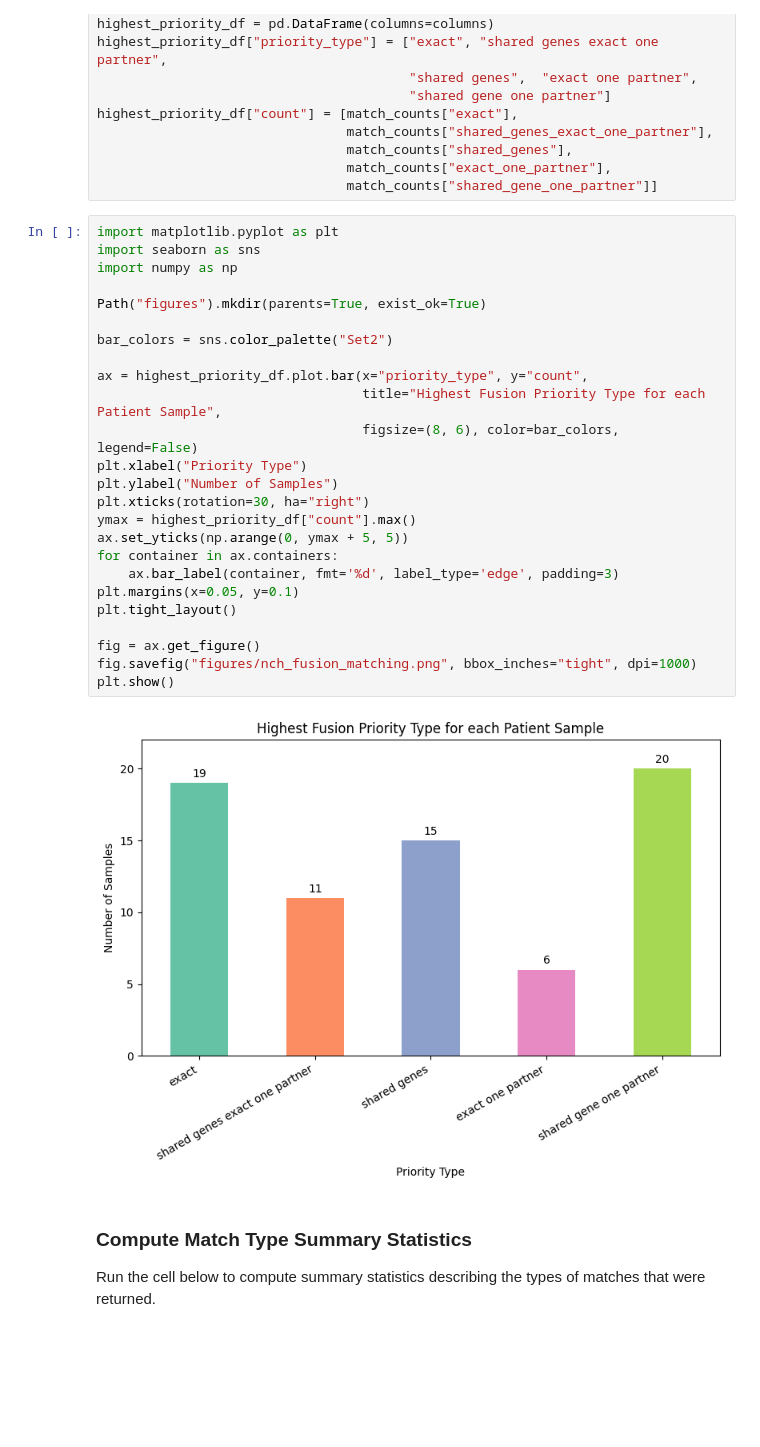
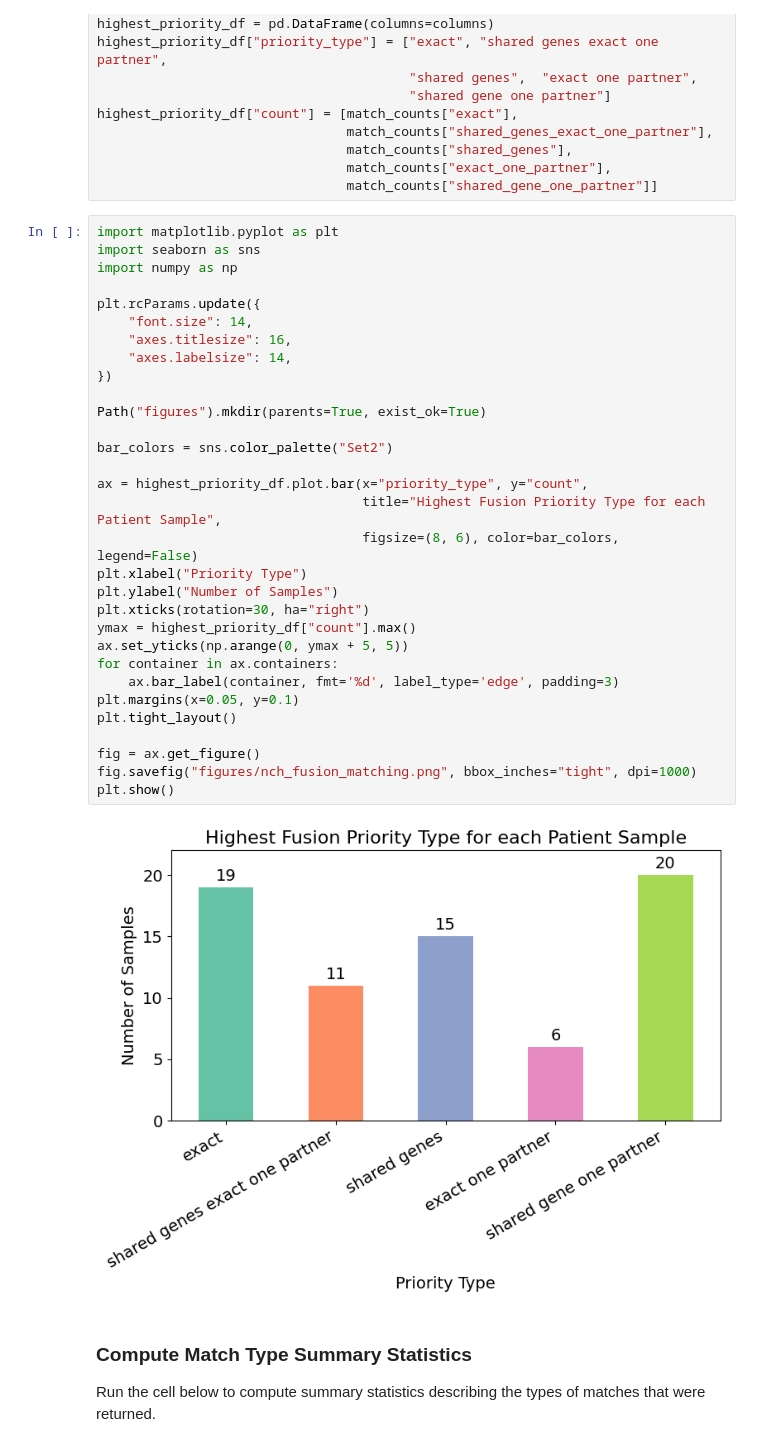
Before and after one commit to cancervariants/fusor, a Jupyter notebook: notebooks/demonstrative_analysis/demonstrative_analysis.ipynb, the cells around one changed output. Saved outputs shown, nothing was run; the diff lists cells and outputs as text; blank space fills up the shorter version.

Commit message:
feat: Update figure sizes for matching figures (#360)

```diff
--- a/notebooks/demonstrative_analysis/demonstrative_analysis.ipynb
+++ b/notebooks/demonstrative_analysis/demonstrative_analysis.ipynb
@@ -326,30 +326,36 @@ highest_priority_df["count"] = [match_counts["exact"],
 # %%
 import matplotlib.pyplot as plt
 import seaborn as sns
 import numpy as np
+
+plt.rcParams.update({
+    "font.size": 14,
+    "axes.titlesize": 16,
+    "axes.labelsize": 14,
+})
 
 Path("figures").mkdir(parents=True, exist_ok=True)
 
 bar_colors = sns.color_palette("Set2")
 
 ax = highest_priority_df.plot.bar(x="priority_type", y="count",
                                   title="Highest Fusion Priority Type for each Patient Sample",
                                   figsize=(8, 6), color=bar_colors, legend=False)
 plt.xlabel("Priority Type")
 plt.ylabel("Number of Samples")
 plt.xticks(rotation=30, ha="right")
 ymax = highest_priority_df["count"].max()
 ax.set_yticks(np.arange(0, ymax + 5, 5))
 for container in ax.containers:
     ax.bar_label(container, fmt='%d', label_type='edge', padding=3)
 plt.margins(x=0.05, y=0.1)
 plt.tight_layout()
 
 fig = ax.get_figure()
 fig.savefig("figures/nch_fusion_matching.png", bbox_inches="tight", dpi=1000)
 plt.show()
 # %% [output]
-[figure, old version]
+[figure, new version]
 # %% [markdown]
 ### Compute Match Type Summary Statistics
 Run the cell below to compute summary statistics describing the types of matches that were returned.
```
Also changed, not shown: parts of 2 cells of this notebook, 5 other files.
